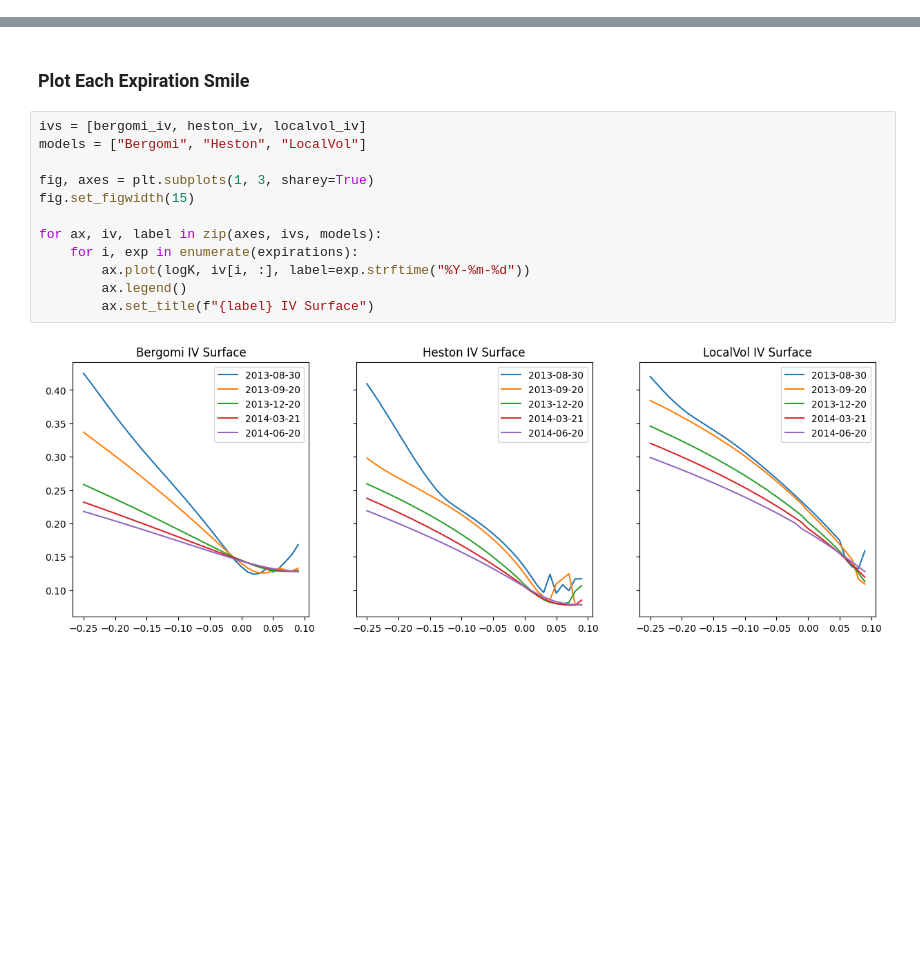
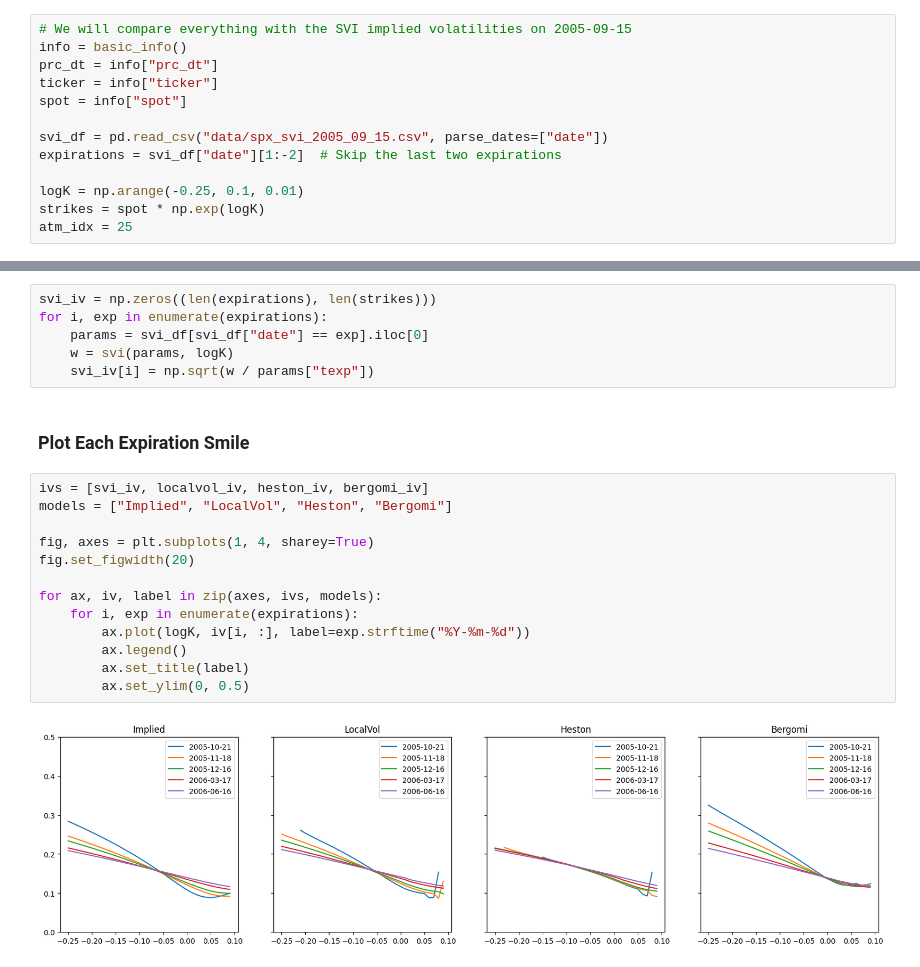
Before and after one commit to qatwalk/eq, a Jupyter notebook: 01a_VanillaSurface.ipynb, the cells around one changed output, grey strips where cells are left out. Cells and saved outputs as stored; diff of their text form; blank space fills up the shorter version.

```diff
--- a/01a_VanillaSurface.ipynb
+++ b/01a_VanillaSurface.ipynb
@@ -38 +24,14 @@ atm_idx = 25
+# %%
+# We will compare everything with the SVI implied volatilities on 2005-09-15
+info = basic_info()
+prc_dt = info["prc_dt"]
+ticker = info["ticker"]
+spot = info["spot"]
+
+svi_df = pd.read_csv("data/spx_svi_2005_09_15.csv", parse_dates=["date"])
+expirations = svi_df["date"][1:-2]  # Skip the last two expirations
+
+logK = np.arange(-0.25, 0.1, 0.01)
+strikes = spot * np.exp(logK)
+atm_idx = 25
 # %% [markdown]
@@ -64,19 +65,26 @@ heston_iv = iv_surface("SPX", model, dataset, strikes, expirations)
+# %%
+svi_iv = np.zeros((len(expirations), len(strikes)))
+for i, exp in enumerate(expirations):
+    params = svi_df[svi_df["date"] == exp].iloc[0]
+    w = svi(params, logK)
+    svi_iv[i] = np.sqrt(w / params["texp"])
 # %% [markdown]
 ### Plot Each Expiration Smile
 # %%
-ivs = [bergomi_iv, heston_iv, localvol_iv]
-models = ["Bergomi", "Heston", "LocalVol"]
+ivs = [svi_iv, localvol_iv, heston_iv, bergomi_iv]
+models = ["Implied", "LocalVol", "Heston", "Bergomi"]
 
-fig, axes = plt.subplots(1, 3, sharey=True)
-fig.set_figwidth(15)
+fig, axes = plt.subplots(1, 4, sharey=True)
+fig.set_figwidth(20)
 
 for ax, iv, label in zip(axes, ivs, models):
     for i, exp in enumerate(expirations):
         ax.plot(logK, iv[i, :], label=exp.strftime("%Y-%m-%d"))
         ax.legend()
-        ax.set_title(f"{label} IV Surface")
+        ax.set_title(label)
+        ax.set_ylim(0, 0.5)
 # %% [output]
-[figure, old version]
+[figure, new version]
 # %%
 for iv, label in zip(ivs, models):
     plt.plot(
```
Also changed, not shown: parts of 5 cells of this notebook, 15 other files.
